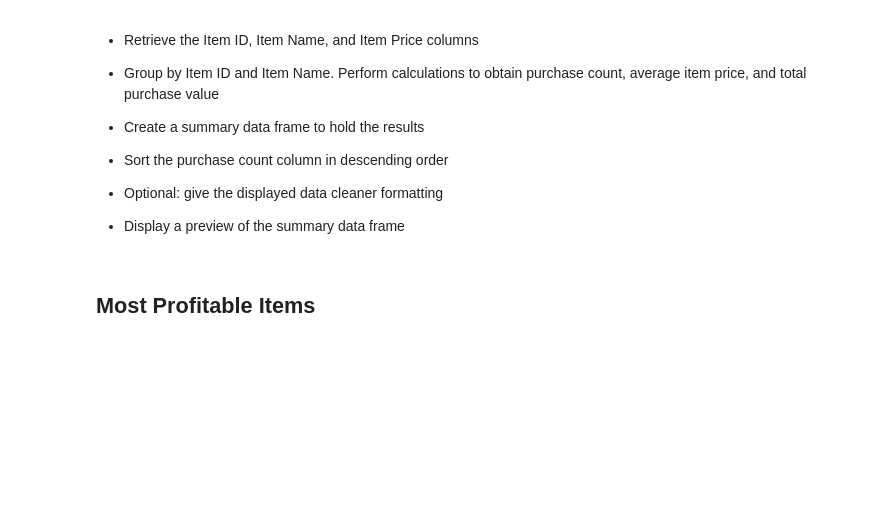
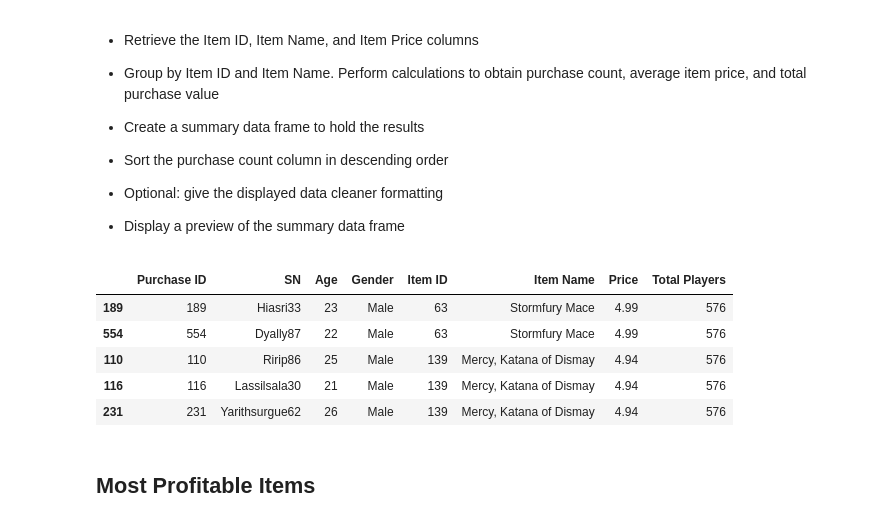
Before and after one commit to MikeEjike/Pandas-challenge, a Jupyter notebook: HeroesOfPymoli/HeroesOfPymoli_starter.ipynb, the cells around one changed output. Cells and saved outputs as stored; diff of their text form; code cells hidden in the pictures; blank space fills up the shorter version.

```diff
--- a/HeroesOfPymoli/HeroesOfPymoli_starter.ipynb
+++ b/HeroesOfPymoli/HeroesOfPymoli_starter.ipynb
@@ -341,6 +355,16 @@ Name: Price, dtype: float64
 
 
 * Display a preview of the summary data frame
+# %%
+most_pop = purchase_data['Item ID'].value_counts()
+purchase_data.nlargest(5, ['Price'])
+# %% [output]
+|  | Purchase ID | SN | Age | Gender | Item ID | Item Name | Price | Total Players |
+| 189 | 189 | Hiasri33 | 23 | Male | 63 | Stormfury Mace | 4.99 | 576 |
+| 554 | 554 | Dyally87 | 22 | Male | 63 | Stormfury Mace | 4.99 | 576 |
+| 110 | 110 | Ririp86 | 25 | Male | 139 | Mercy, Katana of Dismay | 4.94 | 576 |
+| 116 | 116 | Lassilsala30 | 21 | Male | 139 | Mercy, Katana of Dismay | 4.94 | 576 |
+| 231 | 231 | Yarithsurgue62 | 26 | Male | 139 | Mercy, Katana of Dismay | 4.94 | 576 |
 # %% [markdown]
 ## Most Profitable Items
 # %% [markdown]
```
Also changed, not shown: parts of 2 cells of this notebook.
